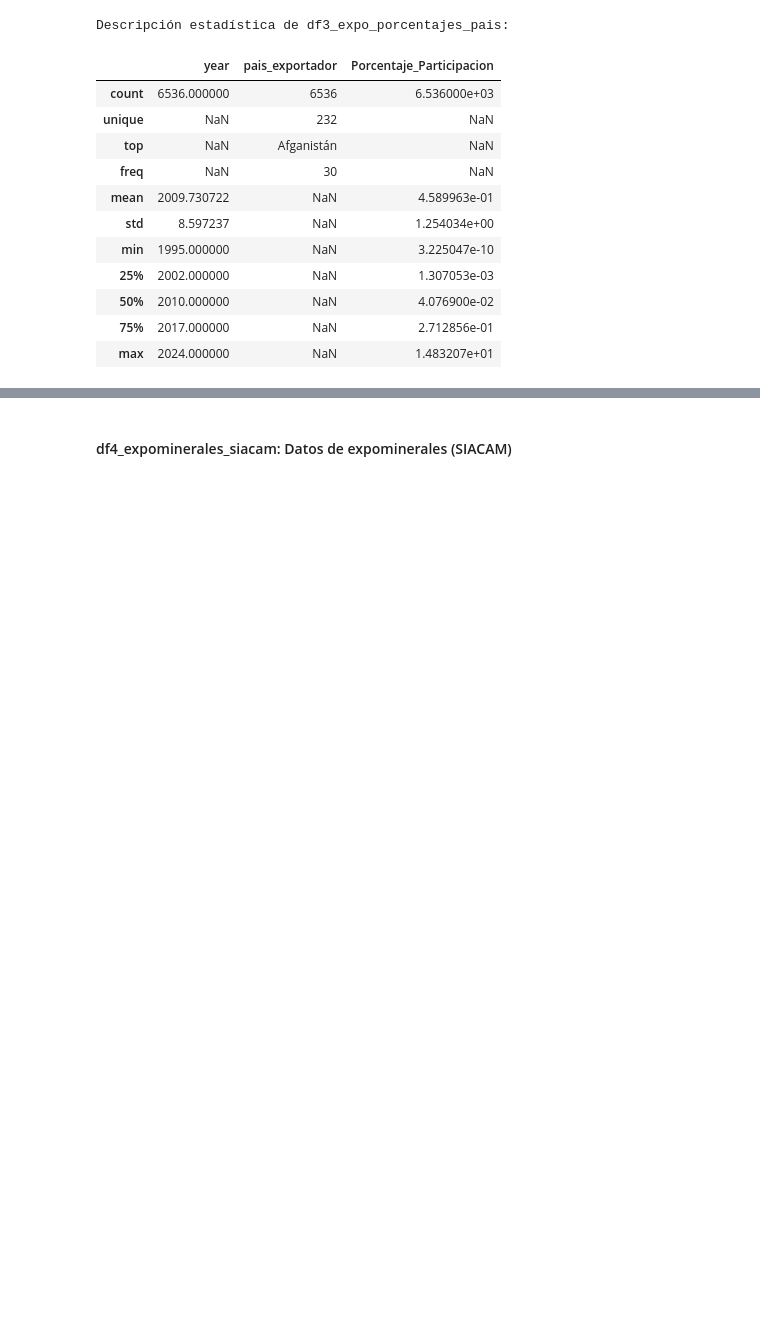
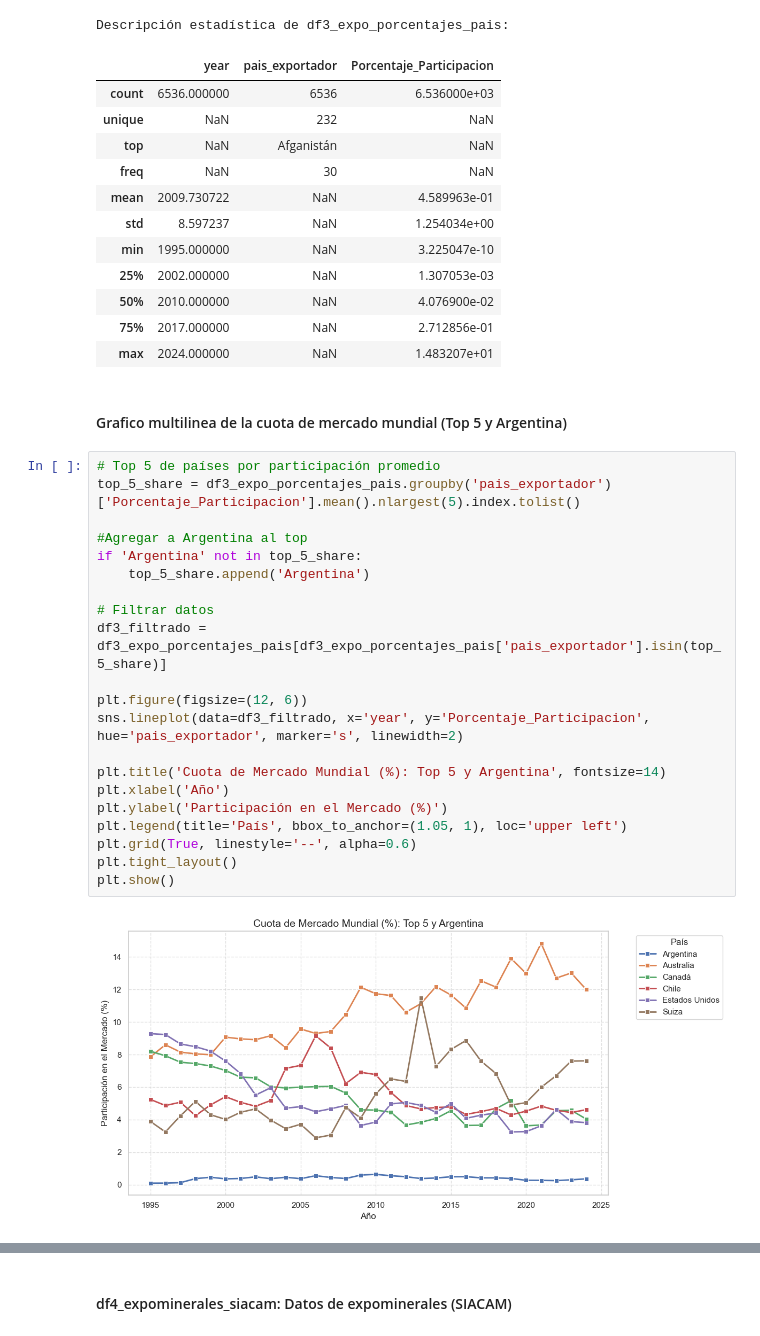
Before and after one commit to enzomelian10/AprendizajeAutomatico_PolitecnicoMA_EnzoMelian, a Jupyter notebook: proyecto_parcial/notebooks/AprendizajeAutomaticoParcial.ipynb, the cells around one changed output, grey strips where cells are left out. Saved outputs shown, nothing was run; the diff lists cells and outputs as text; blank space fills up the shorter version.

```diff
--- a/proyecto_parcial/notebooks/AprendizajeAutomaticoParcial.ipynb
+++ b/proyecto_parcial/notebooks/AprendizajeAutomaticoParcial.ipynb
@@ -118,3 +199,28 @@ Descripción estadística de df3_expo_porcentajes_pais:
 | 50% | 2010.000000 | NaN | 4.076900e-02 |
 | 75% | 2017.000000 | NaN | 2.712856e-01 |
 | max | 2024.000000 | NaN | 1.483207e+01 |
+# %% [markdown]
+#### Grafico multilinea de la cuota de mercado mundial (Top 5 y Argentina)
+# %%
+# Top 5 de países por participación promedio
+top_5_share = df3_expo_porcentajes_pais.groupby('pais_exportador')['Porcentaje_Participacion'].mean().nlargest(5).index.tolist()
+
+#Agregar a Argentina al top
+if 'Argentina' not in top_5_share:
+    top_5_share.append('Argentina')
+
+# Filtrar datos
+df3_filtrado = df3_expo_porcentajes_pais[df3_expo_porcentajes_pais['pais_exportador'].isin(top_5_share)]
+
+plt.figure(figsize=(12, 6))
+sns.lineplot(data=df3_filtrado, x='year', y='Porcentaje_Participacion', hue='pais_exportador', marker='s', linewidth=2)
+
+plt.title('Cuota de Mercado Mundial (%): Top 5 y Argentina', fontsize=14)
+plt.xlabel('Año')
+plt.ylabel('Participación en el Mercado (%)')
+plt.legend(title='País', bbox_to_anchor=(1.05, 1), loc='upper left')
+plt.grid(True, linestyle='--', alpha=0.6)
+plt.tight_layout()
+plt.show()
+# %% [output]
+[figure, added]
```
Also changed, not shown: parts of 22 cells of this notebook, 1 other file.
